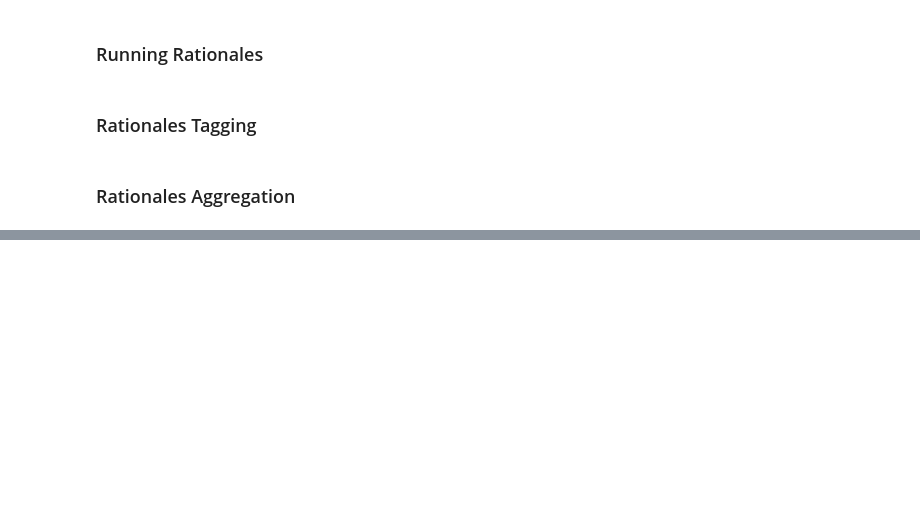
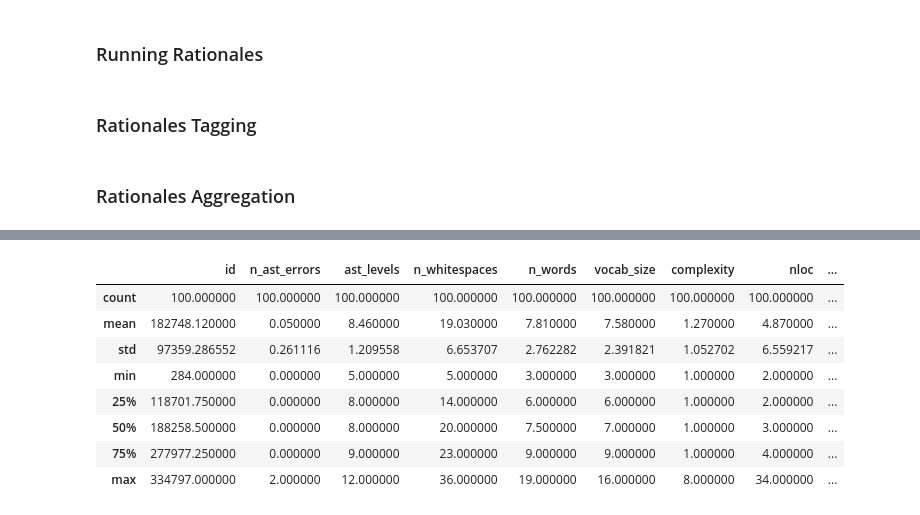
Before and after one commit to WM-SEMERU/code-rationales, a Jupyter notebook: nbs/06_gpt_eta.ipynb, the cells around one changed output, grey strips where cells are left out. Cells and saved outputs as stored; diff of their text form; code cells hidden in the pictures; blank space fills up the shorter version.

```diff
--- a/nbs/06_gpt_eta.ipynb
+++ b/nbs/06_gpt_eta.ipynb
@@ -488,0 +631,8 @@ KeyError: 0
+# %%
+tagged_grouped = taggeg_grouped.pivot(index='from_seq_id', columns='level_1', values='tag_semantic_array').reset_index()
+# %%
+tagged_total_counts = tagged_results.groupby('from_seq_id')['tag_count'].sum().reset_index()
+# %%
+selected_galeras = galeras_dataset.head(100)
+# %%
+result_df = pd.concat([selected_galeras,tagged_grouped, tagged_total_counts.iloc[:,1] ], axis=1)
@@ -488,0 +655,12 @@ KeyError: 0
+# %%
+result_df.describe()
+# %% [output]
+|  | id | n_ast_errors | ast_levels | n_whitespaces | n_words | vocab_size | complexity | nloc | ... |
+| count | 100.000000 | 100.000000 | 100.000000 | 100.000000 | 100.000000 | 100.000000 | 100.000000 | 100.000000 | ... |
+| mean | 182748.120000 | 0.050000 | 8.460000 | 19.030000 | 7.810000 | 7.580000 | 1.270000 | 4.870000 | ... |
+| std | 97359.286552 | 0.261116 | 1.209558 | 6.653707 | 2.762282 | 2.391821 | 1.052702 | 6.559217 | ... |
+| min | 284.000000 | 0.000000 | 5.000000 | 5.000000 | 3.000000 | 3.000000 | 1.000000 | 2.000000 | ... |
+| 25% | 118701.750000 | 0.000000 | 8.000000 | 14.000000 | 6.000000 | 6.000000 | 1.000000 | 2.000000 | ... |
+| 50% | 188258.500000 | 0.000000 | 8.000000 | 20.000000 | 7.500000 | 7.000000 | 1.000000 | 3.000000 | ... |
+| 75% | 277977.250000 | 0.000000 | 9.000000 | 23.000000 | 9.000000 | 9.000000 | 1.000000 | 4.000000 | ... |
+| max | 334797.000000 | 2.000000 | 12.000000 | 36.000000 | 19.000000 | 16.000000 | 8.000000 | 34.000000 | ... |
```
Also changed, not shown: parts of 24 cells of this notebook.
